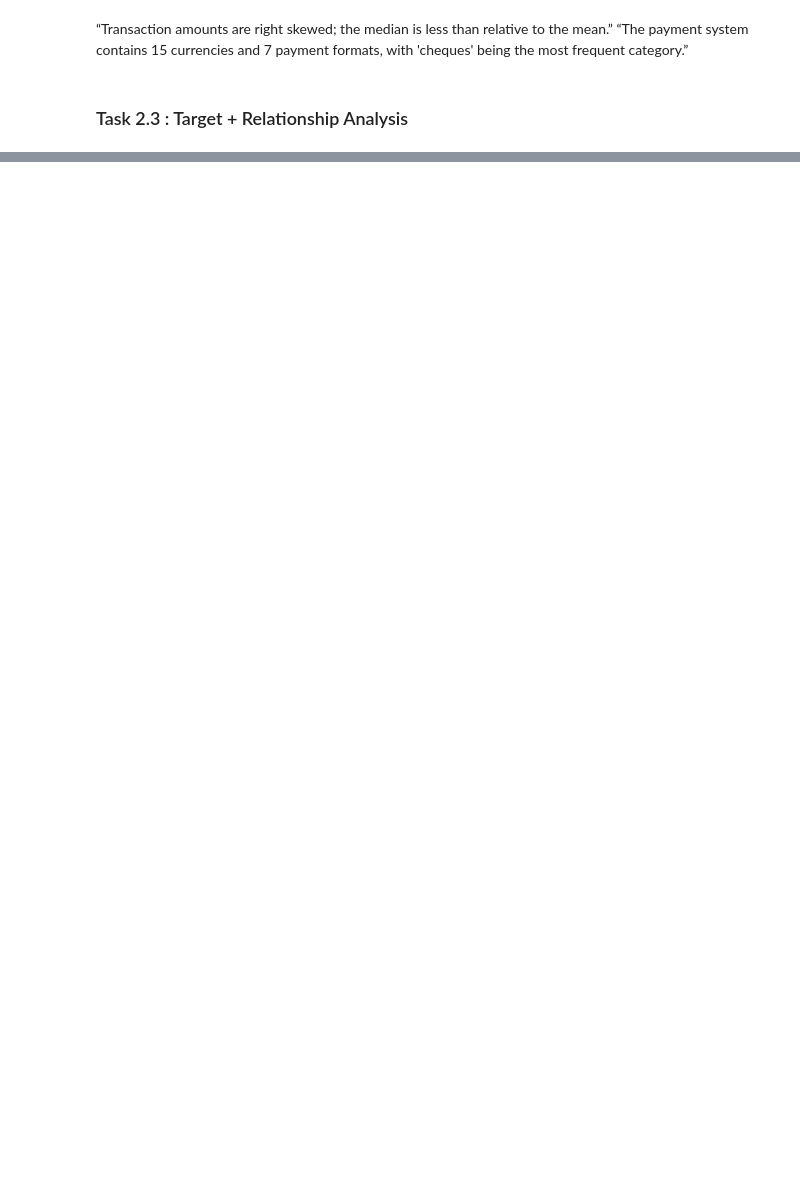
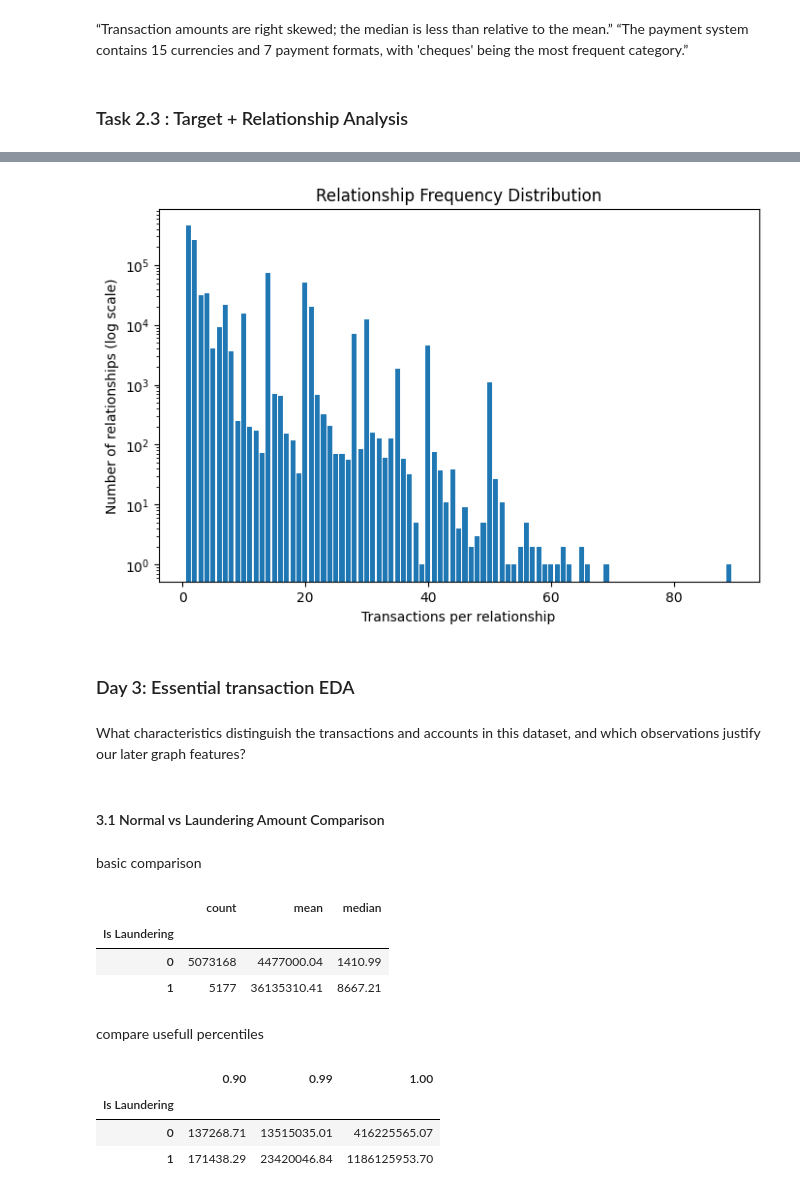
Before and after one commit to andrewgabrielm/fraud-detection, a Jupyter notebook: notebooks/01.ipynb, the cells around one changed output, grey strips where cells are left out. Drawn from its saved outputs; the diff is of its cells as text; code cells hidden in the pictures; blank space fills up the shorter version.

```diff
--- a/notebooks/01.ipynb
+++ b/notebooks/01.ipynb
@@ -682,0 +775,9 @@ Name: proportion, dtype: float64
+# %%
+pair_cols = [
+    "From Bank",
+    "Account",
+    "To Bank",
+    "Account.1"
+]
+# %%
+pair_counts = df.groupby(pair_cols).size()
@@ -682,0 +811,56 @@ Name: proportion, dtype: float64
+# %%
+frequency_distribution = pair_counts.value_counts().sort_index()
+# %%
+plt.figure(figsize=(8, 5))
+
+plt.bar(
+    frequency_distribution.index,
+    frequency_distribution.values
+)
+
+plt.yscale("log")
+
+plt.xlabel("Transactions per relationship")
+plt.ylabel("Number of relationships (log scale)")
+plt.title("Relationship Frequency Distribution")
+
+plt.show()
+# %% [output]
+[figure, added]
+# %% [markdown]
+### Day 3: Essential transaction EDA
+# %% [markdown]
+What characteristics distinguish the transactions and accounts in this dataset, and which observations justify our later graph features?
+# %% [markdown]
+#### 3.1 Normal vs Laundering Amount Comparison
+# %% [markdown]
+basic comparison
+# %%
+amount_by_label = (
+    df.groupby("Is Laundering")["Amount Paid"].agg(
+        count="count",
+        mean="mean",
+        median="median"
+    )
+)
+amount_by_label
+# %% [output]
+|  | count | mean | median |
+| Is Laundering |  |  |  |
+| 0 | 5073168 | 4477000.04 | 1410.99 |
+| 1 | 5177 | 36135310.41 | 8667.21 |
+# %% [markdown]
+compare usefull percentiles
+# %%
+percentiles = (
+    df.groupby("Is Laundering")["Amount Paid"]
+      .quantile([0.90, 0.99, 0.999])
+      .unstack()
+)
+
+percentiles
+# %% [output]
+|  | 0.90 | 0.99 | 1.00 |
+| Is Laundering |  |  |  |
+| 0 | 137268.71 | 13515035.01 | 416225565.07 |
+| 1 | 171438.29 | 23420046.84 | 1186125953.70 |
```
Also changed, not shown: parts of 44 cells of this notebook.
